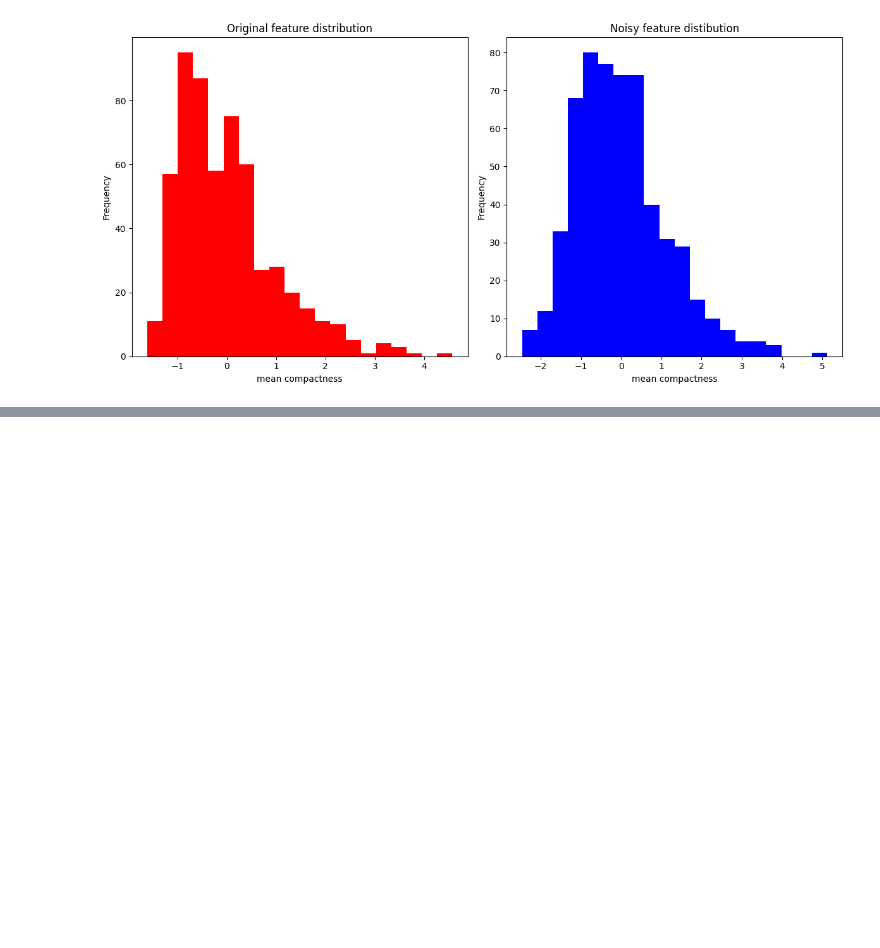
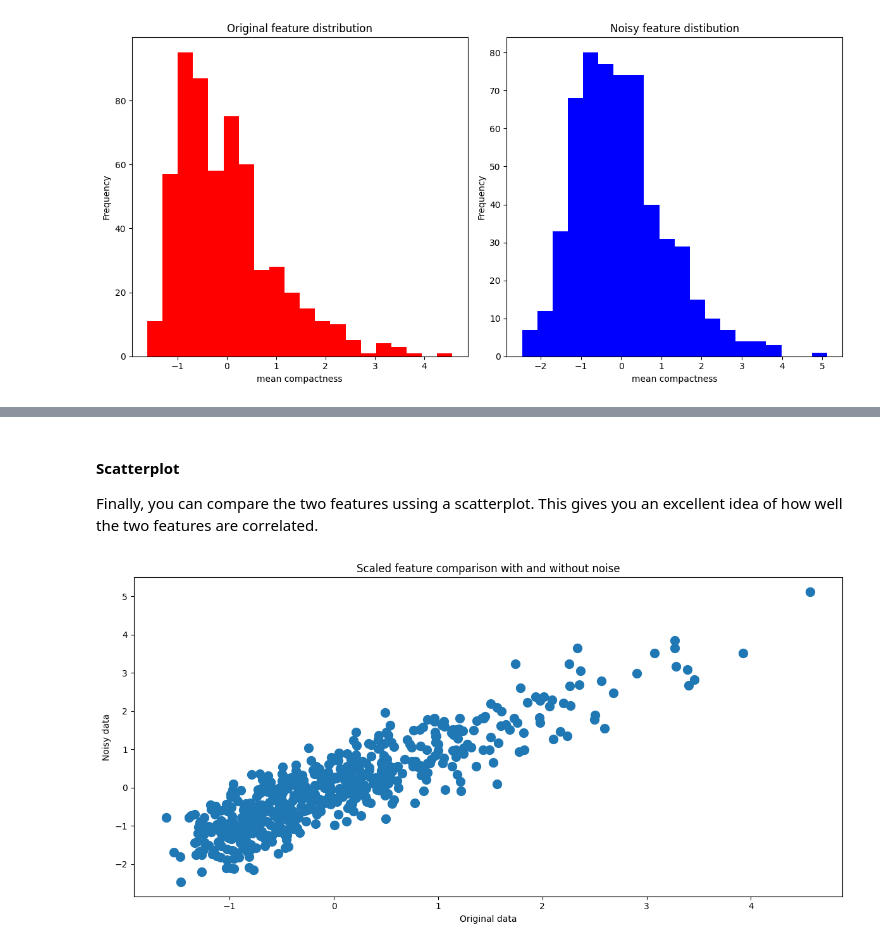
Before and after one commit to VishSeran/machine-learning-models, a Jupyter notebook: model-evaluation/classification.ipynb, the cells around one changed output, grey strips where cells are left out. Drawn from its saved outputs; the diff is of its cells as text; code cells hidden in the pictures; blank space fills up the shorter version.

```diff
--- a/model-evaluation/classification.ipynb
+++ b/model-evaluation/classification.ipynb
@@ -188,0 +205,13 @@ plt.show()
+# %% [markdown]
+#### Scatterplot
+Finally, you can compare the two features ussing a scatterplot. This gives you an excellent idea of how well the two features are correlated.
+# %%
+plt.figure(figsize=(12,6))
+plt.scatter(df_original[feature_names[5]], df_noisy[feature_names[5]],linewidths=5)
+plt.title('Scaled feature comparison with and without noise')
+plt.xlabel("Original data")
+plt.ylabel("Noisy data")
+plt.tight_layout()
+plt.show()
+# %% [output]
+[figure, added]
```
Also changed, not shown: parts of 3 cells of this notebook.
